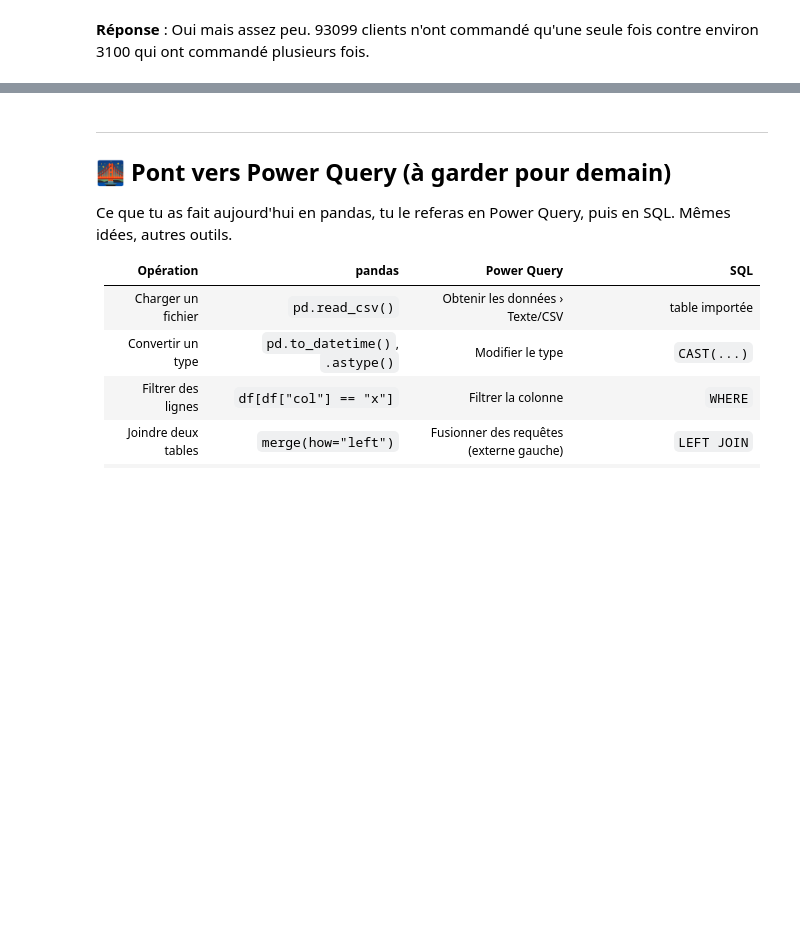
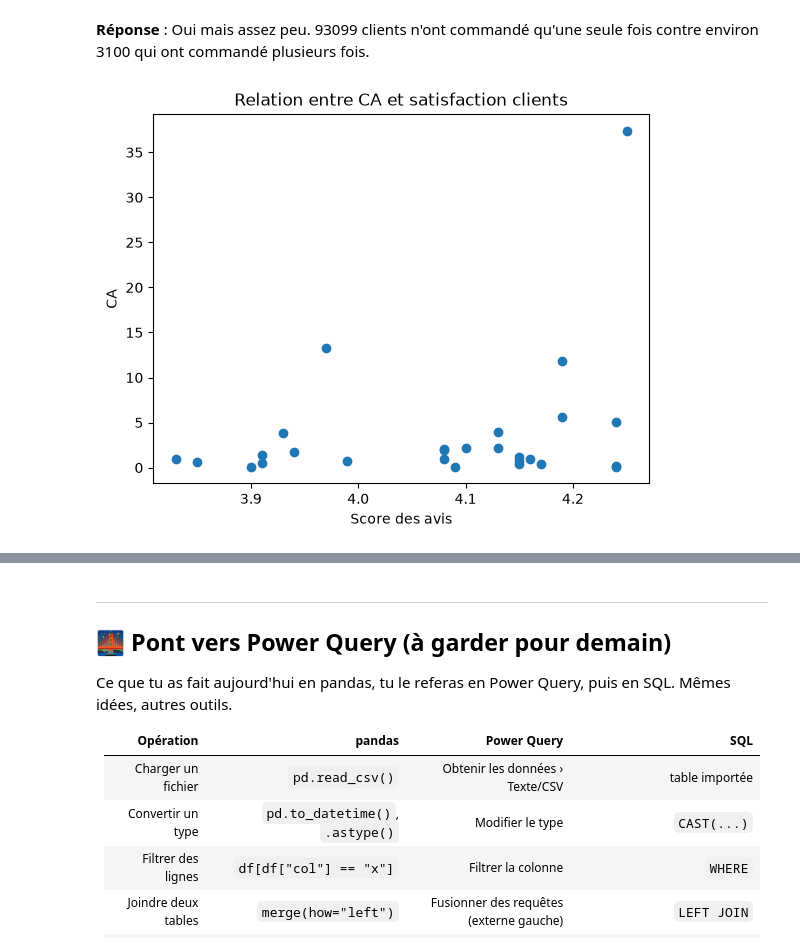
Before and after one commit to Franck-LF/Olist, a Jupyter notebook: 3_adapter_pandas_olist.ipynb, the cells around one changed output, grey strips where cells are left out. Cells and saved outputs as stored; diff of their text form; code cells hidden in the pictures; blank space fills up the shorter version.

```diff
--- a/3_adapter_pandas_olist.ipynb
+++ b/3_adapter_pandas_olist.ipynb
@@ -994,3 +980,14 @@ Name: count, dtype: int64
 # %% [markdown]
 **Réponse** : Oui mais assez peu.
 93099 clients n'ont commandé qu'une seule fois contre environ 3100 qui ont commandé plusieurs fois.
+# %%
+# On ajoute les notes des avis dans la dataframe 'etats'
+etats['review_score'] = livraisons_notes.groupby('customer_state')['review_score'].mean().round(2)
+# %%
+plt.scatter(etats['review_score'], etats['part_pct'])
+plt.title("Relation entre CA et satisfaction clients")
+plt.ylabel("CA")
+plt.xlabel("Score des avis")
+plt.show()
+# %% [output]
+[figure, added]
```
Also changed, not shown: parts of 6 cells of this notebook.
